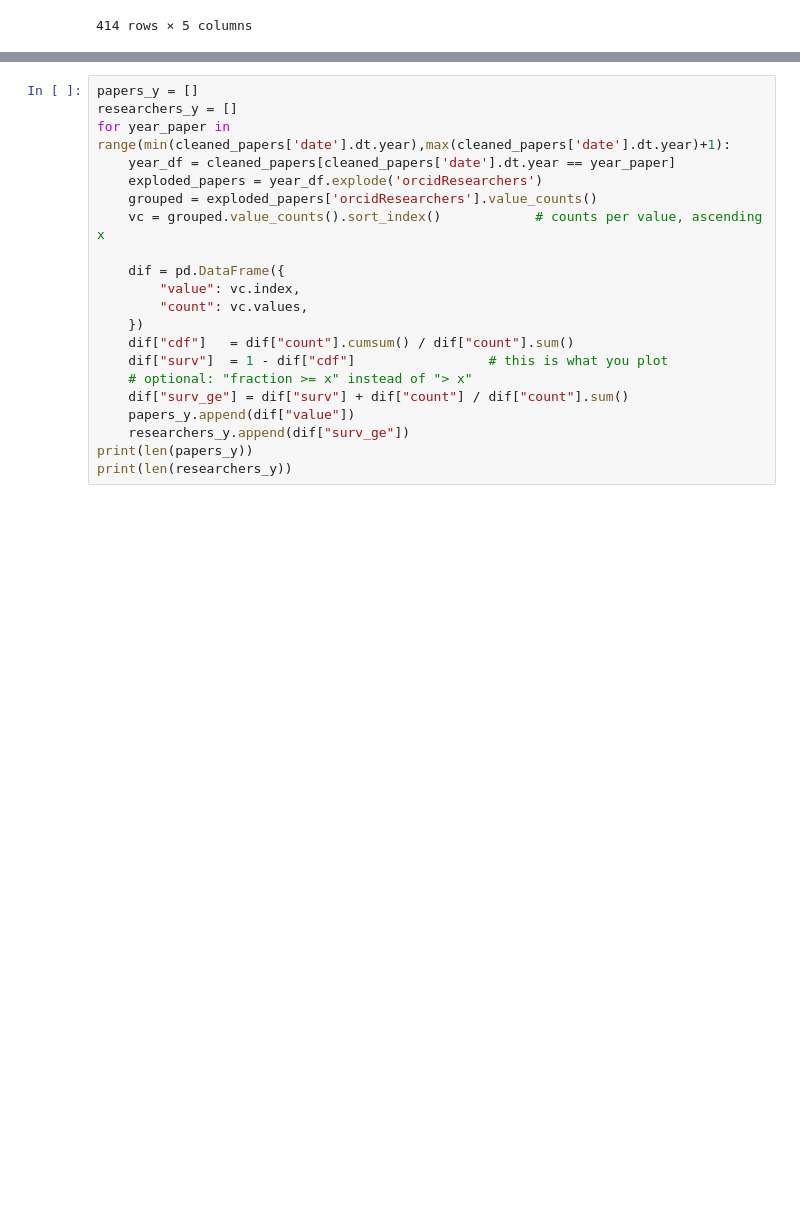
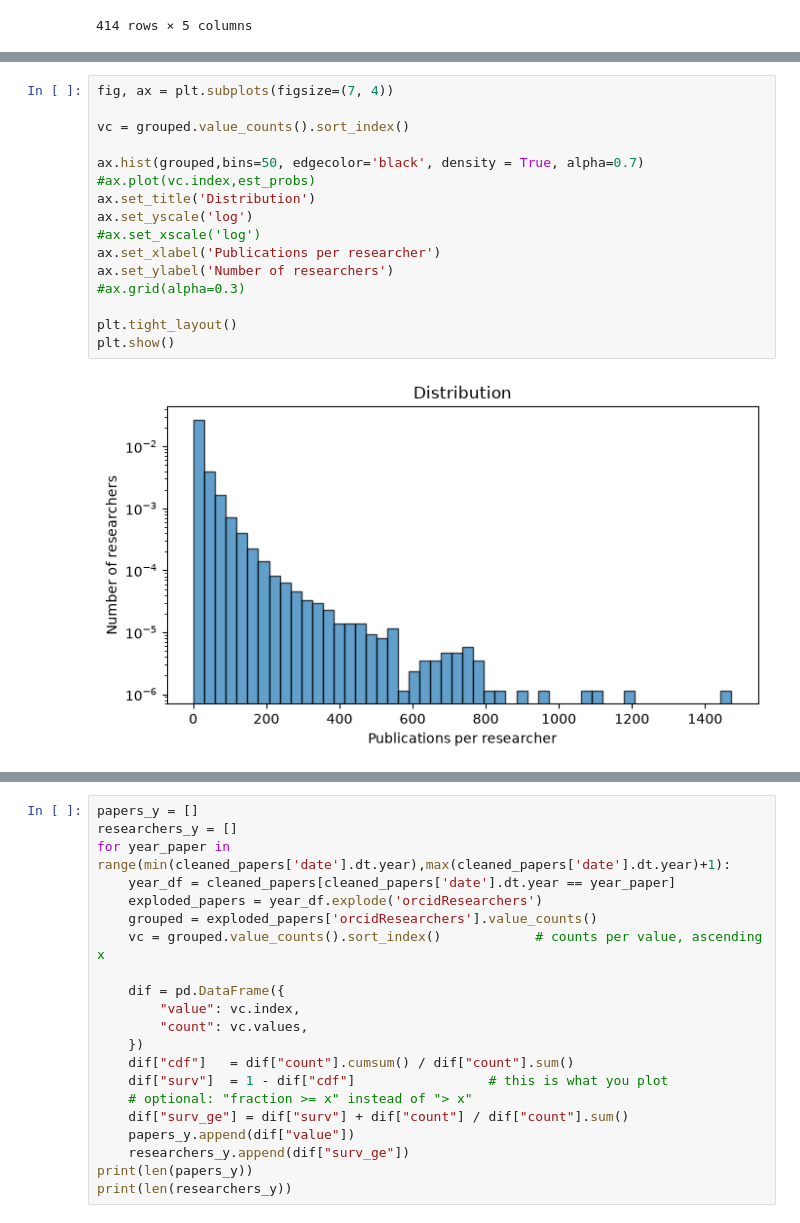
Before and after one commit to AdriRed/science-squared-avbd, a Jupyter notebook: notebooks/albert_01_power_laws.ipynb, the cells around one changed output, grey strips where cells are left out. Drawn from its saved outputs; the diff is of its cells as text; blank space fills up the shorter version.

```diff
--- a/notebooks/albert_01_power_laws.ipynb
+++ b/notebooks/albert_01_power_laws.ipynb
@@ -83,3 +117,21 @@ dif
+# %%
+fig, ax = plt.subplots(figsize=(7, 4))
+
+vc = grouped.value_counts().sort_index()
+
+ax.hist(grouped,bins=50, edgecolor='black', density = True, alpha=0.7)
+#ax.plot(vc.index,est_probs)
+ax.set_title('Distribution')
+ax.set_yscale('log')
+#ax.set_xscale('log')
+ax.set_xlabel('Publications per researcher')
+ax.set_ylabel('Number of researchers')
+#ax.grid(alpha=0.3)
+
+plt.tight_layout()
+plt.show()
+# %% [output]
+[figure, added]
 # %%
 fig, ax = plt.subplots(figsize=(7, 4))
 ax.step(dif["value"], dif["surv_ge"], where="post")
```
Also changed, not shown: parts of 4 cells of this notebook, 1 other file.
